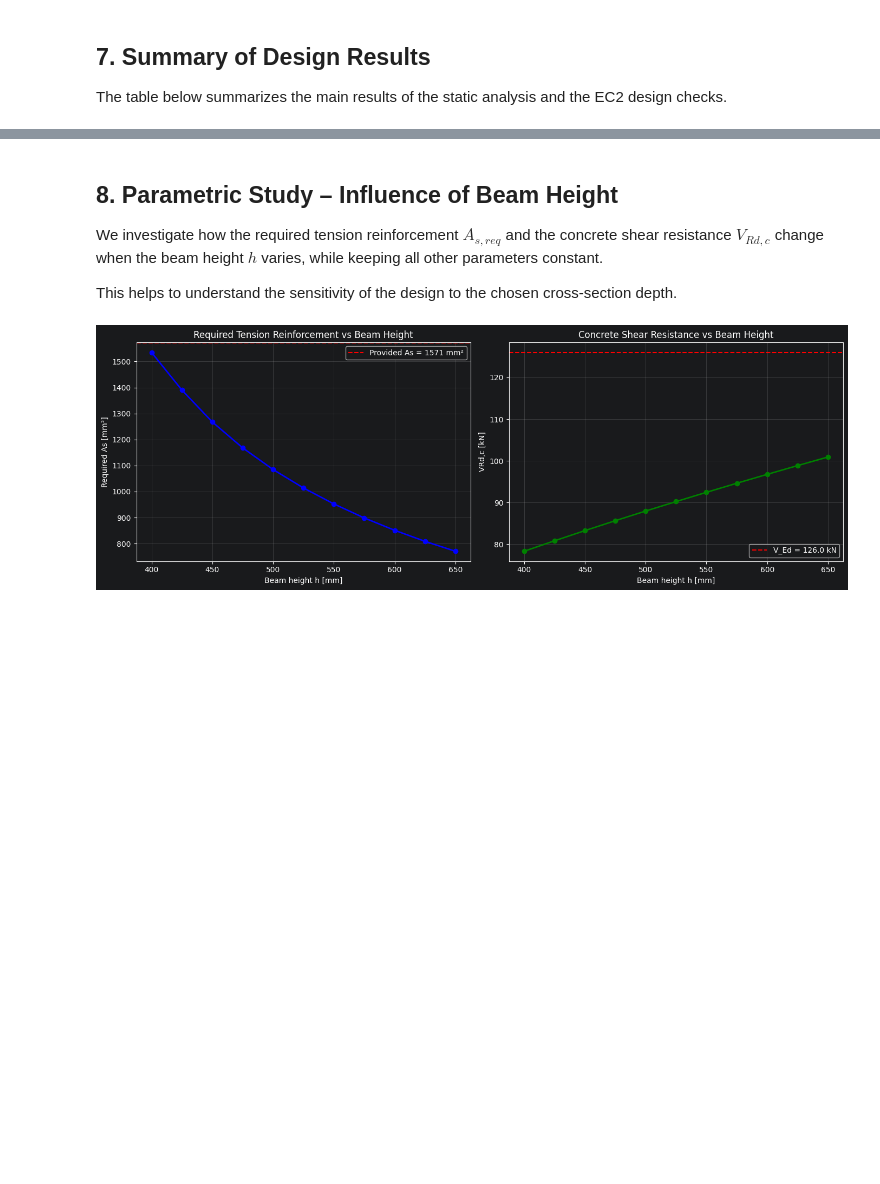
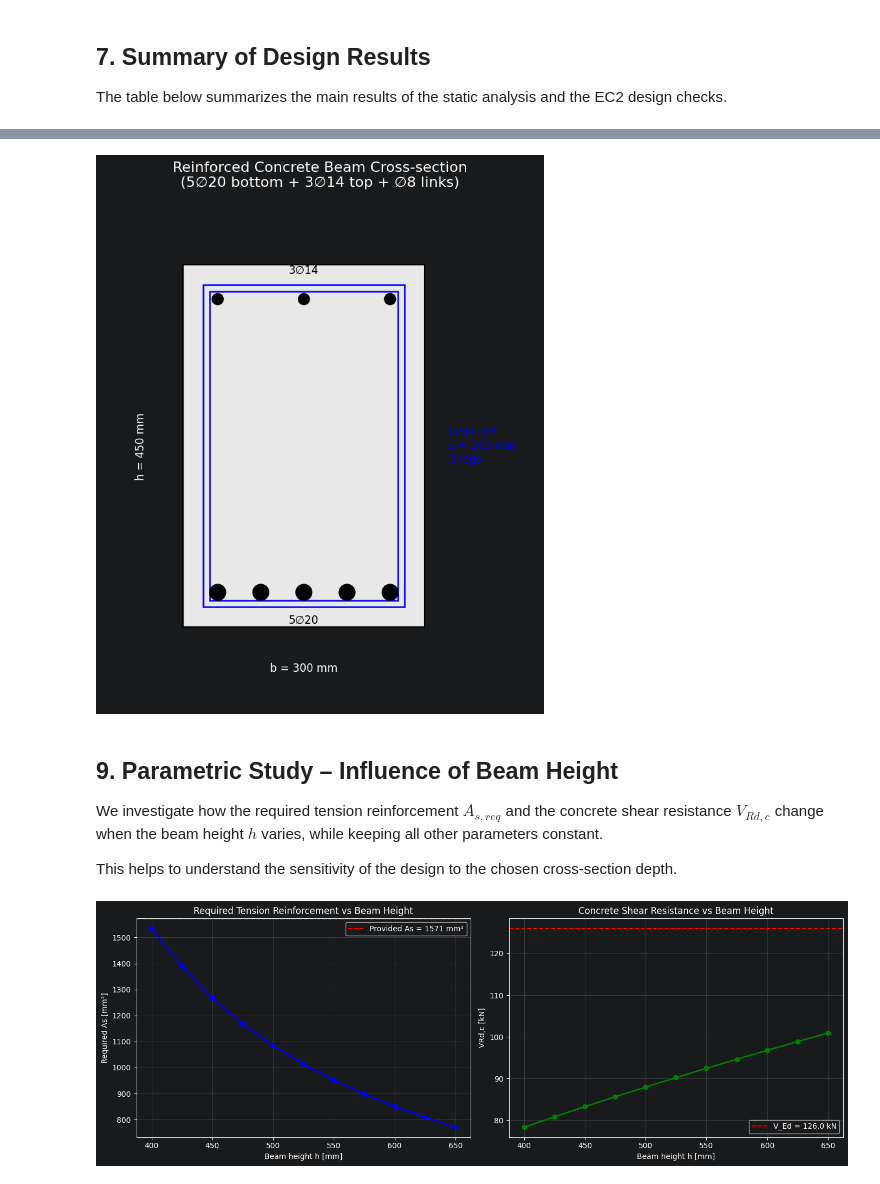
Before and after one commit to IfSD77/RC-Beam-Design-EC2, a Jupyter notebook: RC_Beam_Design_EC2.ipynb, the cells around one changed output, grey strips where cells are left out. Saved outputs shown, nothing was run; the diff lists cells and outputs as text; code cells hidden in the pictures; blank space fills up the shorter version.

```diff
--- a/RC_Beam_Design_EC2.ipynb
+++ b/RC_Beam_Design_EC2.ipynb
@@ -610,5 +614,82 @@ display(df_summary)
+# %%
+import matplotlib.patches as patches
+from matplotlib.patches import FancyBboxPatch
+
+n_top = 3          # number of top (compression) bars
+
+fig, ax = plt.subplots(figsize=(7, 9))
+
+width = b
+height = h
+cover = cnom + link
+
+rect = patches.Rectangle((0, 0), width, height, linewidth=1.5, edgecolor='black', facecolor='#e8e8e8')
+ax.add_patch(rect)
+
+y_bottom = cover
+if n_bars > 1:
+    spacing_bottom = (width - 2*cover) / (n_bars - 1)
+else:
+    spacing_bottom = 0
+
+for i in range(n_bars):
+    x = cover + i * spacing_bottom
+    ax.add_patch(patches.Circle((x, y_bottom), phi/2, color='black', zorder=5))
+
+y_top = height - cover
+if n_top > 1:
+    spacing_top = (width - 2*cover) / (n_top - 1)
+else:
+    spacing_top = 0
+
+for i in range(n_top):
+    x = cover + i * spacing_top
+    ax.add_patch(patches.Circle((x, y_top), phi_comp/2, color='black', zorder=5))
+
+offset_inner = cover - phi/2
+link_inner = patches.Rectangle(
+    (offset_inner, offset_inner),
+    width - 2*offset_inner,
+    height - 2*offset_inner,
+    linewidth=1.8, edgecolor='blue', facecolor='none', zorder=3
+)
+ax.add_patch(link_inner)
+
+offset_outer = offset_inner - link
+link_outer = patches.Rectangle(
+    (offset_outer, offset_outer),
+    width - 2*offset_outer,
+    height - 2*offset_outer,
+    linewidth=1.8, edgecolor='blue', facecolor='none', zorder=3
+)
+ax.add_patch(link_outer)
+
+ax.text(width/2, -55, f"b = {width} mm", ha='center', fontsize=12)
+ax.text(-60, height/2, f"h = {height} mm", va='center', rotation=90, fontsize=12)
+
+ax.text(width/2, y_bottom - 38, f"{n_bars}∅{phi}", ha='center', fontsize=12, c= 'black')
+ax.text(width/2, y_top + 32, f"{n_top}∅{phi_comp}", ha='center', fontsize=12, c= 'black')
+
+ax.text(width + 30, height/2,
+        f"Links ∅{link}\n"
+        f"s = {s} mm\n"
+        f"{n_legs} legs",
+        va='center', fontsize=12, color='blue')
+
+ax.set_xlim(-100, width + 140)
+ax.set_ylim(-100, height + 80)
+ax.set_aspect('equal')
+ax.axis('off')
+ax.set_title(f"Reinforced Concrete Beam Cross-section\n"
+             f"({n_bars}∅{phi} bottom + {n_top}∅{phi_comp} top + ∅{link} links)",
+             fontsize=16, pad=15)
+
+plt.tight_layout()
+plt.show()
+# %% [output]
+[figure, added]
 # %% [markdown]
-## 8. Parametric Study – Influence of Beam Height
+## 9. Parametric Study – Influence of Beam Height
 
 We investigate how the required tension reinforcement $ A_{s,req} $ and the concrete shear resistance $ V_{Rd,c} $ change when the beam height $ h $ varies, while keeping all other parameters constant.
 
```
Also changed, not shown: parts of 6 cells of this notebook.
